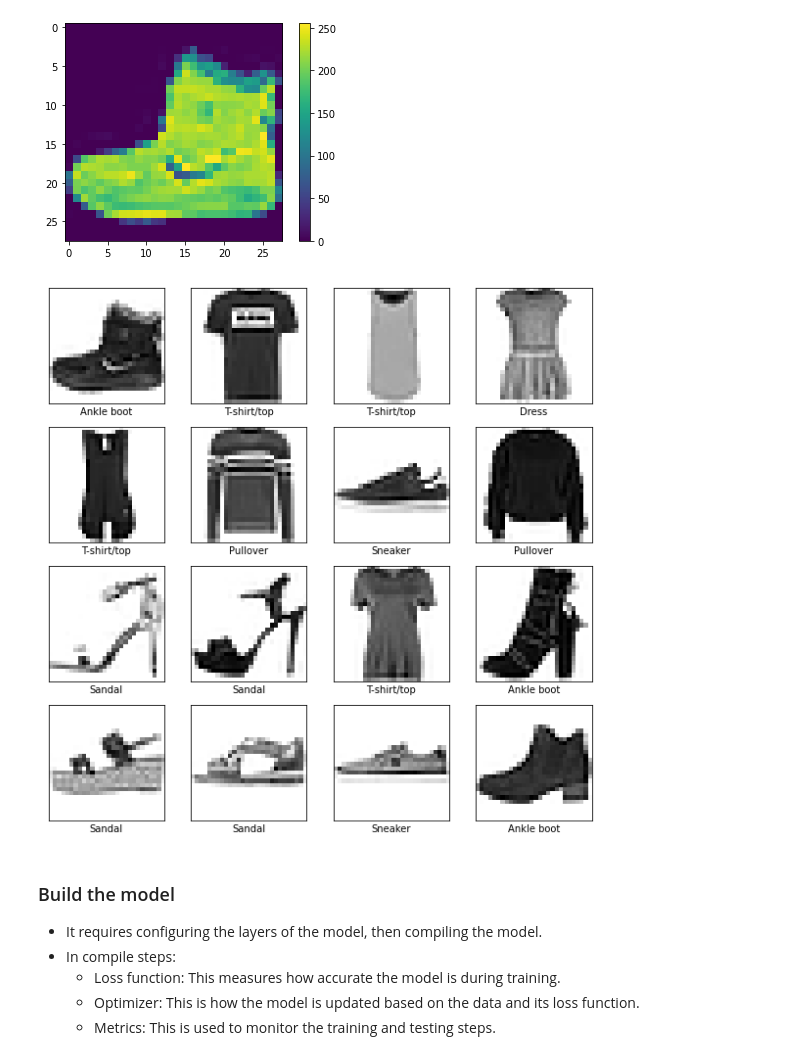
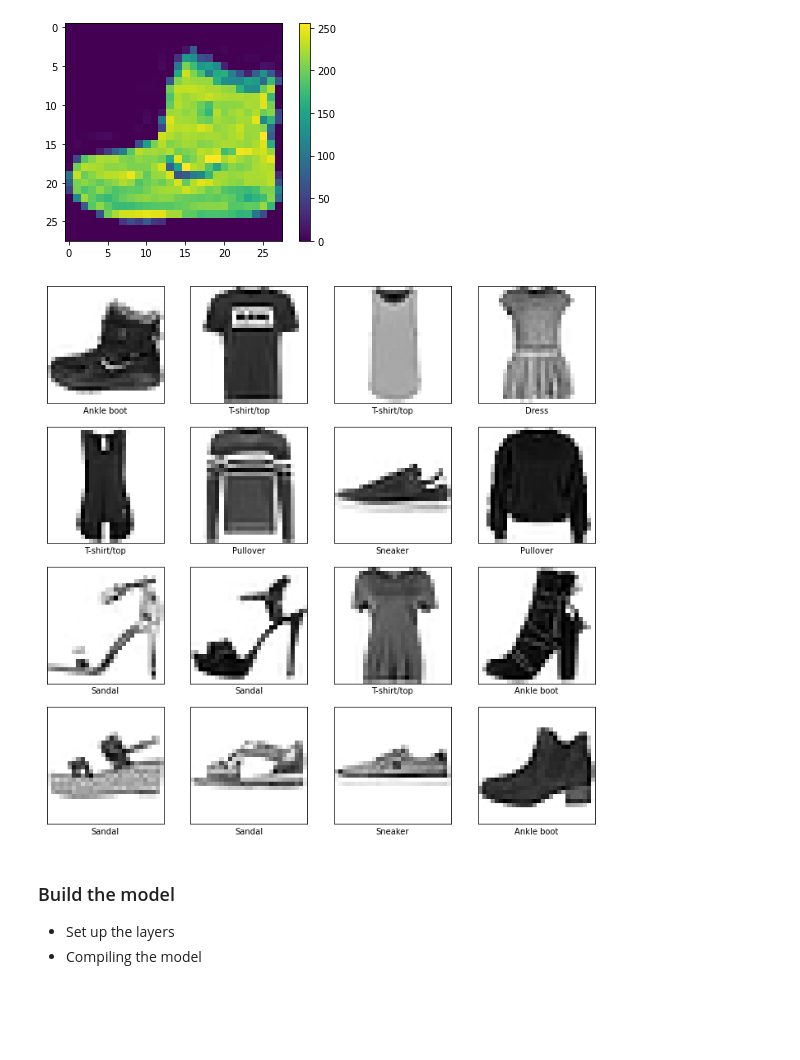
Before and after one commit to jhhan0/machine-learning, a Jupyter notebook: Tensorflow_Tutorials/tensorflow_keras_image_classification.ipynb, the cells around one changed output. Cells and saved outputs as stored; diff of their text form; code cells hidden in the pictures; blank space fills up the shorter version.

```diff
--- a/Tensorflow_Tutorials/tensorflow_keras_image_classification.ipynb
+++ b/Tensorflow_Tutorials/tensorflow_keras_image_classification.ipynb
@@ -18,4 +17,3 @@ Tensorflow version: 2.9.1
 - Fashion MNIST contains 70,000 grayscale images in 10 categories.
 # %%
-fashion_mnist = tf.keras.datasets.fashion_mnist
-(train_images, train_labels), (test_images, test_labels) = fashion_mnist.load_data()
+(train_images, train_labels), (test_images, test_labels) = tf.keras.datasets.fashion_mnist.load_data()
@@ -55,27 +32,25 @@ plt.show()
 # %% [output]
 [figure]
 # %%
+# Scale down values to a range of 0 to 1
 train_images = train_images / 255.0
 test_images = test_images / 255.0
 
-# verify the data
-plt.figure(figsize=(10,10))
+# display the first 16 images from the training set to check that the data is in the correct format
+plt.figure(figsize=(12, 12))
 for i in range(16):
-    plt.subplot(4,4,i+1)
-    plt.xticks([])
-    plt.yticks([])
+    ax = plt.subplot(4, 4, i+1)
+    plt.xticks([]) # remove xticks
+    plt.yticks([]) # remove yticks
     plt.imshow(train_images[i], cmap=plt.cm.binary)
     plt.xlabel(class_names[train_labels[i]])
     plt.grid(False)
 plt.show()
 # %% [output]
-[figure, old version]
+[figure, new version]
 # %% [markdown]
 ### Build the model
-- It requires configuring the layers of the model, then compiling the model.
-- In compile steps:
-    - Loss function: This measures how accurate the model is during training.
-    - Optimizer: This is how the model is updated based on the data and its loss function.
-    - Metrics: This is used to monitor the training and testing steps.
+- Set up the layers
+- Compiling the model
 # %%
 model = tf.keras.Sequential([
```
Also changed, not shown: parts of 19 cells of this notebook.
